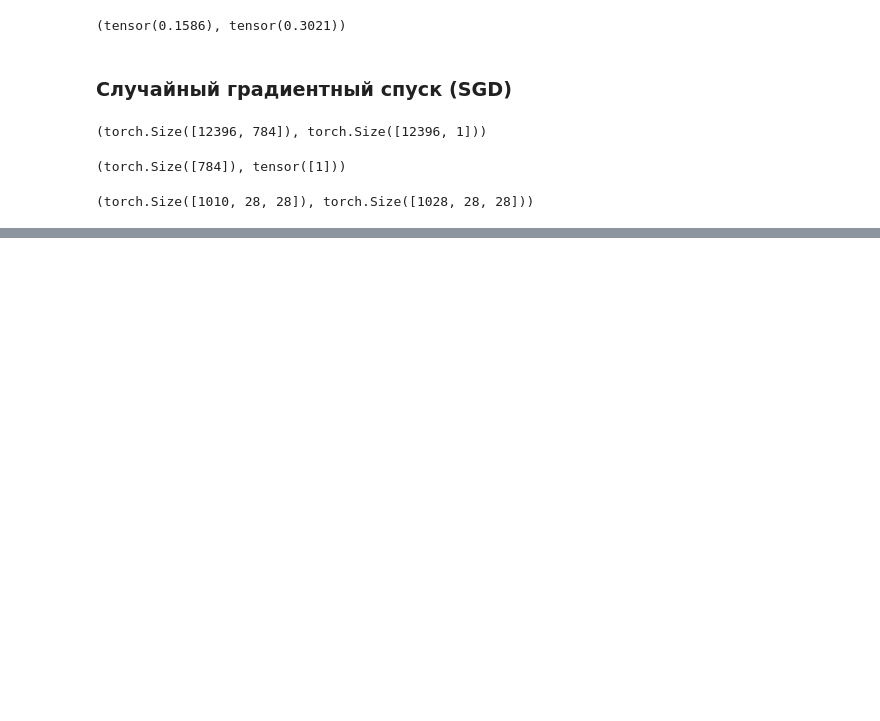
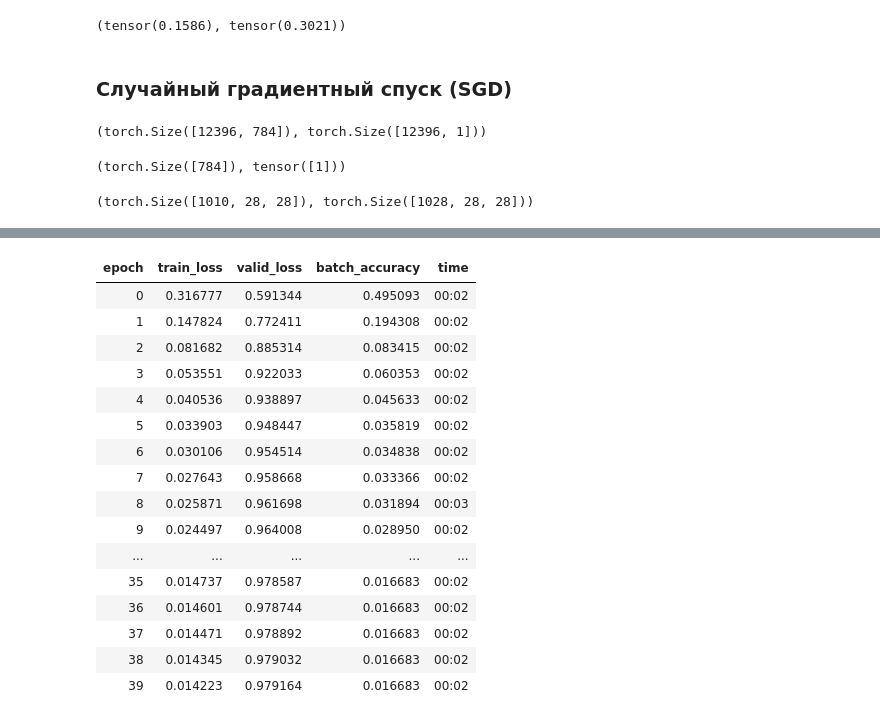
Before and after one commit to Segrey372017/pythorch_fasai_sandbox, a Jupyter notebook: pytorch_fastai_sandbox.ipynb, the cells around one changed output, grey strips where cells are left out. Cells and saved outputs as stored; diff of their text form; code cells hidden in the pictures; blank space fills up the shorter version.

```diff
--- a/pytorch_fastai_sandbox.ipynb
+++ b/pytorch_fastai_sandbox.ipynb
@@ -469,0 +482,20 @@ learn.fit(10, lr =1.0)
+# %%
+learn.fit(40, 0.1)
+# %% [output]
+| epoch | train_loss | valid_loss | batch_accuracy | time |
+| 0 | 0.316777 | 0.591344 | 0.495093 | 00:02 |
+| 1 | 0.147824 | 0.772411 | 0.194308 | 00:02 |
+| 2 | 0.081682 | 0.885314 | 0.083415 | 00:02 |
+| 3 | 0.053551 | 0.922033 | 0.060353 | 00:02 |
+| 4 | 0.040536 | 0.938897 | 0.045633 | 00:02 |
+| 5 | 0.033903 | 0.948447 | 0.035819 | 00:02 |
+| 6 | 0.030106 | 0.954514 | 0.034838 | 00:02 |
+| 7 | 0.027643 | 0.958668 | 0.033366 | 00:02 |
+| 8 | 0.025871 | 0.961698 | 0.031894 | 00:03 |
+| 9 | 0.024497 | 0.964008 | 0.028950 | 00:02 |
+| ... | ... | ... | ... | ... |
+| 35 | 0.014737 | 0.978587 | 0.016683 | 00:02 |
+| 36 | 0.014601 | 0.978744 | 0.016683 | 00:02 |
+| 37 | 0.014471 | 0.978892 | 0.016683 | 00:02 |
+| 38 | 0.014345 | 0.979032 | 0.016683 | 00:02 |
+| 39 | 0.014223 | 0.979164 | 0.016683 | 00:02 |
```
Also changed, not shown: parts of 11 cells of this notebook.
